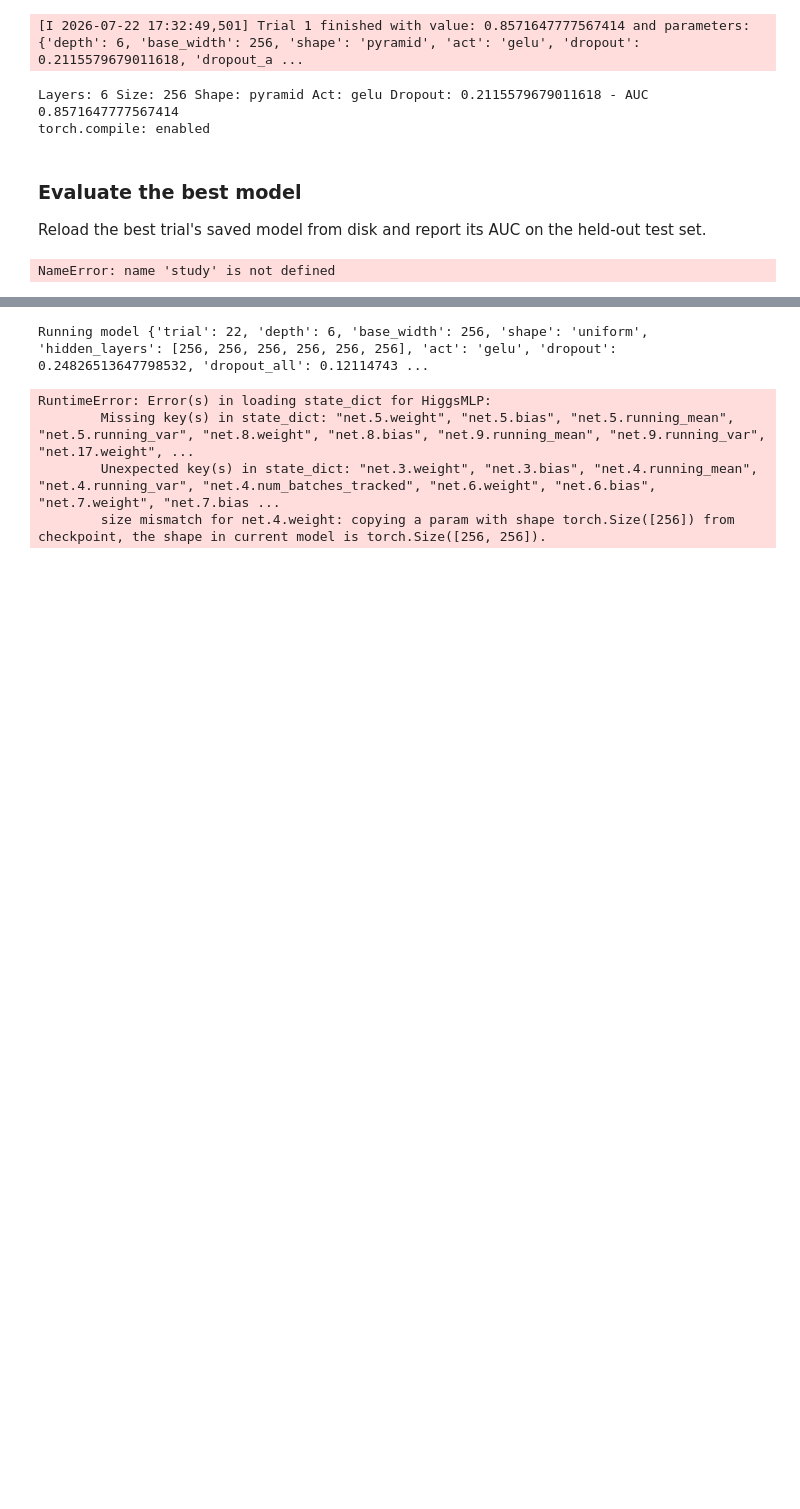
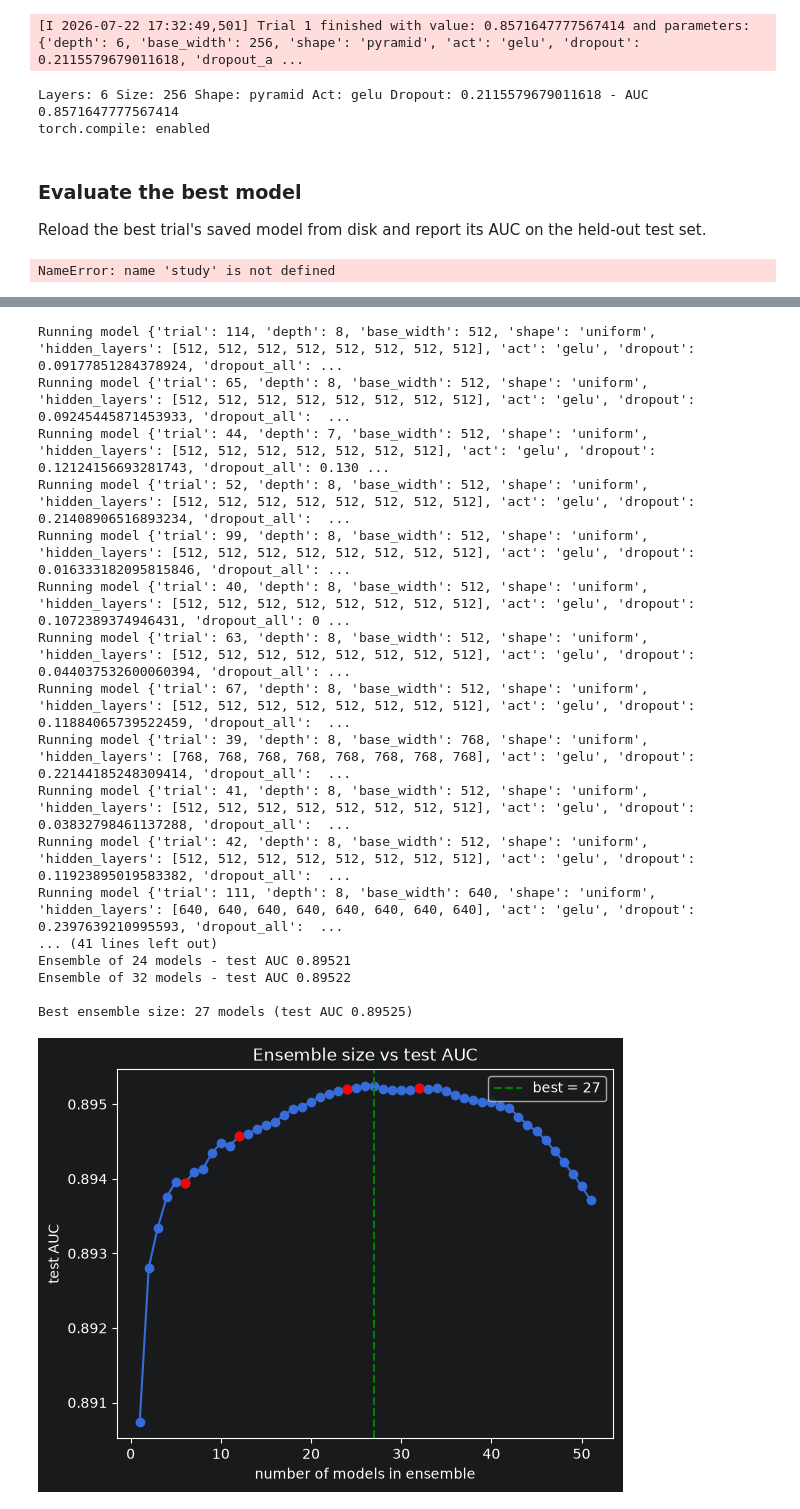
Before and after one commit to dylandhall/DeepLearnHackathon, a Jupyter notebook: HiggsBosonClassificationChallenge/OptunaOptimiseDnn.ipynb, the cells around one changed output, grey strips where cells are left out. Drawn from its saved outputs; the diff is of its cells as text; code cells hidden in the pictures; blank space fills up the shorter version.

```diff
--- a/HiggsBosonClassificationChallenge/OptunaOptimiseDnn.ipynb
+++ b/HiggsBosonClassificationChallenge/OptunaOptimiseDnn.ipynb
@@ -417,11 +443,12 @@ for jp in glob.glob(os.path.join(MODEL_DIR, "*.json")):
     info["pt_path"] = jp[:-5] + ".pt"
     runs.append(info)
 
+# NOTE - splitting by architecture is harmful
 best_by_arch = {}
 for r in runs:
-    key = (r["base_width"], r["shape"], r["depth"])   # size, shape, layer number
-    if key not in best_by_arch or r["auc"] > best_by_arch[key]["auc"]:
-        best_by_arch[key] = r
+    key = (r["trial"], r["base_width"], r["shape"], r["depth"])   # size, shape, layer number
+    #if key not in best_by_arch or r["auc"] > best_by_arch[key]["auc"]:
+    best_by_arch[key] = r
 
 best_models = sorted(best_by_arch.values(), key=lambda r: r["auc"], reverse=True)
 print(f"{len(runs)} saved runs -> {len(best_models)} distinct architectures")
@@ -464,40 +492,53 @@ def predict_probs(info, X_gpu, batch: int = 65536):
         probs.append(torch.sigmoid(model(X_gpu[i:i + batch])).float().cpu().numpy())
     return np.concatenate(probs)
 
-ensemble_sizes = [6, 12, 24]
+ensemble_sizes = [6, 12, 24, 32, 64]
 X_test_t = torch.tensor(X_test, device=DEVICE)
 
 n_max = min(max(ensemble_sizes), len(best_models))
 member_probs = [predict_probs(r, X_test_t) for r in best_models[:n_max]]
 
 # Cumulative ensemble: aucs[n - 1] = test AUC of averaging the top-n distinct models.
 running = np.zeros(len(y_test), dtype=np.float64)
 aucs = []
 for n, p in enumerate(member_probs, start=1):
     running += p
     aucs.append(roc_auc_score(y_test, running / n))
 
 for n in ensemble_sizes:
     if n <= n_max:
         print(f"Ensemble of {n:2d} models - test AUC {aucs[n - 1]:.5f}")
 
 requested = [n for n in ensemble_sizes if n <= n_max] or [n_max]
-best_n = max(requested, key=lambda n: aucs[n - 1])
+best_n = max(range(len(aucs)), key=lambda n: aucs[n - 1])
 print(f"\nBest ensemble size: {best_n} models (test AUC {aucs[best_n - 1]:.5f})")
 
 plt.figure()
 plt.plot(range(1, n_max + 1), aucs, marker="o")
 for n in requested:
     plt.scatter([n], [aucs[n - 1]], color="red", zorder=3)
 plt.axvline(best_n, color="green", linestyle="--", label=f"best = {best_n}")
 plt.xlabel("number of models in ensemble")
 plt.ylabel("test AUC")
 plt.title("Ensemble size vs test AUC")
 plt.legend()
 plt.show()
 # %% [output]
-Running model {'trial': 22, 'depth': 6, 'base_width': 256, 'shape': 'uniform', 'hidden_layers': [256, 256, 256, 256, 256, 256], 'act': 'gelu', 'dropout': 0.24826513647798532, 'dropout_all': 0.12114743 ...
+Running model {'trial': 114, 'depth': 8, 'base_width': 512, 'shape': 'uniform', 'hidden_layers': [512, 512, 512, 512, 512, 512, 512, 512], 'act': 'gelu', 'dropout': 0.09177851284378924, 'dropout_all': ...
+Running model {'trial': 65, 'depth': 8, 'base_width': 512, 'shape': 'uniform', 'hidden_layers': [512, 512, 512, 512, 512, 512, 512, 512], 'act': 'gelu', 'dropout': 0.09245445871453933, 'dropout_all':  ...
+Running model {'trial': 44, 'depth': 7, 'base_width': 512, 'shape': 'uniform', 'hidden_layers': [512, 512, 512, 512, 512, 512, 512], 'act': 'gelu', 'dropout': 0.12124156693281743, 'dropout_all': 0.130 ...
+Running model {'trial': 52, 'depth': 8, 'base_width': 512, 'shape': 'uniform', 'hidden_layers': [512, 512, 512, 512, 512, 512, 512, 512], 'act': 'gelu', 'dropout': 0.21408906516893234, 'dropout_all':  ...
+Running model {'trial': 99, 'depth': 8, 'base_width': 512, 'shape': 'uniform', 'hidden_layers': [512, 512, 512, 512, 512, 512, 512, 512], 'act': 'gelu', 'dropout': 0.016333182095815846, 'dropout_all': ...
+Running model {'trial': 40, 'depth': 8, 'base_width': 512, 'shape': 'uniform', 'hidden_layers': [512, 512, 512, 512, 512, 512, 512, 512], 'act': 'gelu', 'dropout': 0.1072389374946431, 'dropout_all': 0 ...
+Running model {'trial': 63, 'depth': 8, 'base_width': 512, 'shape': 'uniform', 'hidden_layers': [512, 512, 512, 512, 512, 512, 512, 512], 'act': 'gelu', 'dropout': 0.044037532600060394, 'dropout_all': ...
+Running model {'trial': 67, 'depth': 8, 'base_width': 512, 'shape': 'uniform', 'hidden_layers': [512, 512, 512, 512, 512, 512, 512, 512], 'act': 'gelu', 'dropout': 0.11884065739522459, 'dropout_all':  ...
+Running model {'trial': 39, 'depth': 8, 'base_width': 768, 'shape': 'uniform', 'hidden_layers': [768, 768, 768, 768, 768, 768, 768, 768], 'act': 'gelu', 'dropout': 0.22144185248309414, 'dropout_all':  ...
+Running model {'trial': 41, 'depth': 8, 'base_width': 512, 'shape': 'uniform', 'hidden_layers': [512, 512, 512, 512, 512, 512, 512, 512], 'act': 'gelu', 'dropout': 0.03832798461137288, 'dropout_all':  ...
+Running model {'trial': 42, 'depth': 8, 'base_width': 512, 'shape': 'uniform', 'hidden_layers': [512, 512, 512, 512, 512, 512, 512, 512], 'act': 'gelu', 'dropout': 0.11923895019583382, 'dropout_all':  ...
+Running model {'trial': 111, 'depth': 8, 'base_width': 640, 'shape': 'uniform', 'hidden_layers': [640, 640, 640, 640, 640, 640, 640, 640], 'act': 'gelu', 'dropout': 0.2397639210995593, 'dropout_all':  ...
+... (41 lines left out)
+Ensemble of 24 models - test AUC 0.89521
+Ensemble of 32 models - test AUC 0.89522
+
+Best ensemble size: 27 models (test AUC 0.89525)
-RuntimeError: Error(s) in loading state_dict for HiggsMLP:
-        Missing key(s) in state_dict: "net.5.weight", "net.5.bias", "net.5.running_mean", "net.5.running_var", "net.8.weight", "net.8.bias", "net.9.running_mean", "net.9.running_var", "net.17.weight", ...
-        Unexpected key(s) in state_dict: "net.3.weight", "net.3.bias", "net.4.running_mean", "net.4.running_var", "net.4.num_batches_tracked", "net.6.weight", "net.6.bias", "net.7.weight", "net.7.bias ...
-        size mismatch for net.4.weight: copying a param with shape torch.Size([256]) from checkpoint, the shape in current model is torch.Size([256, 256]).
+[figure, added]
```
Also changed, not shown: parts of 4 cells of this notebook, 2 other files.
